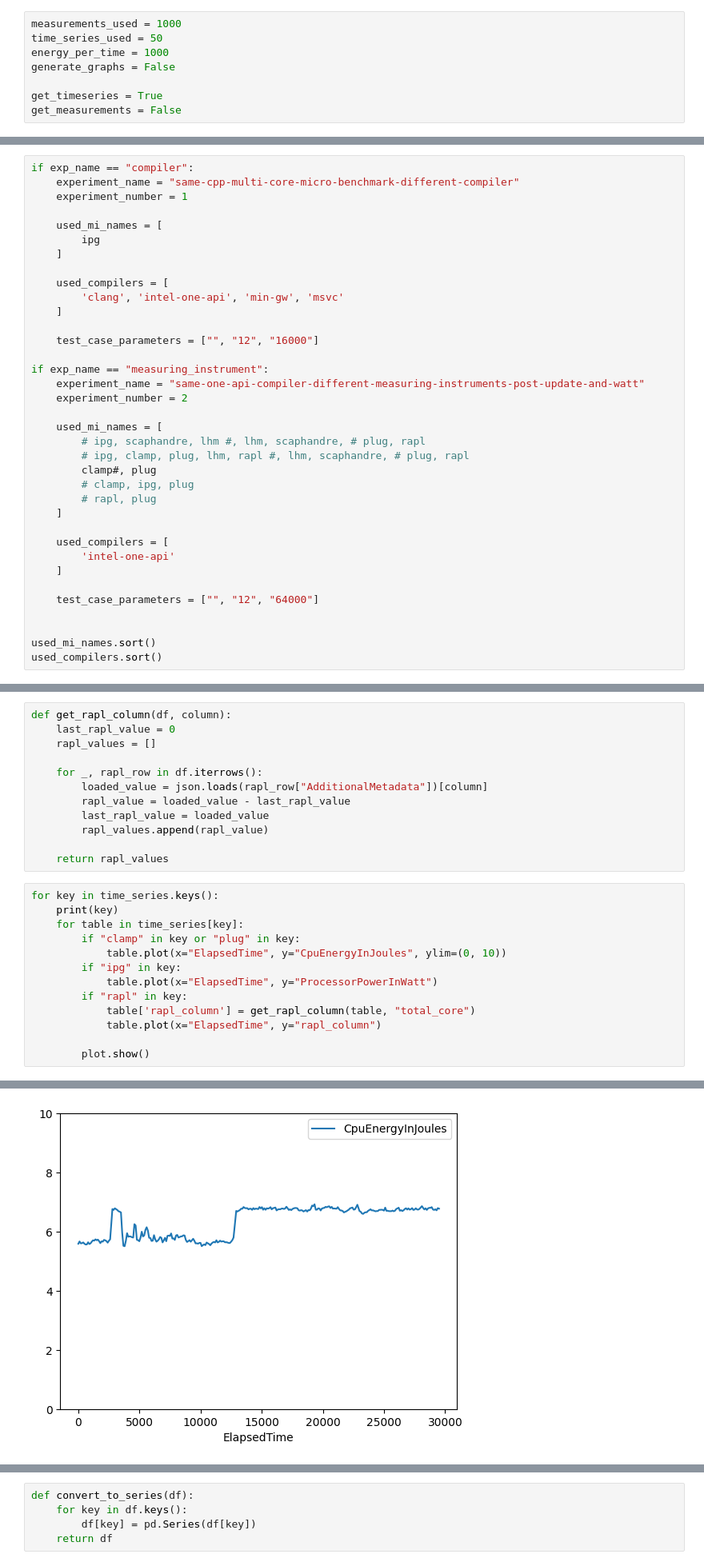
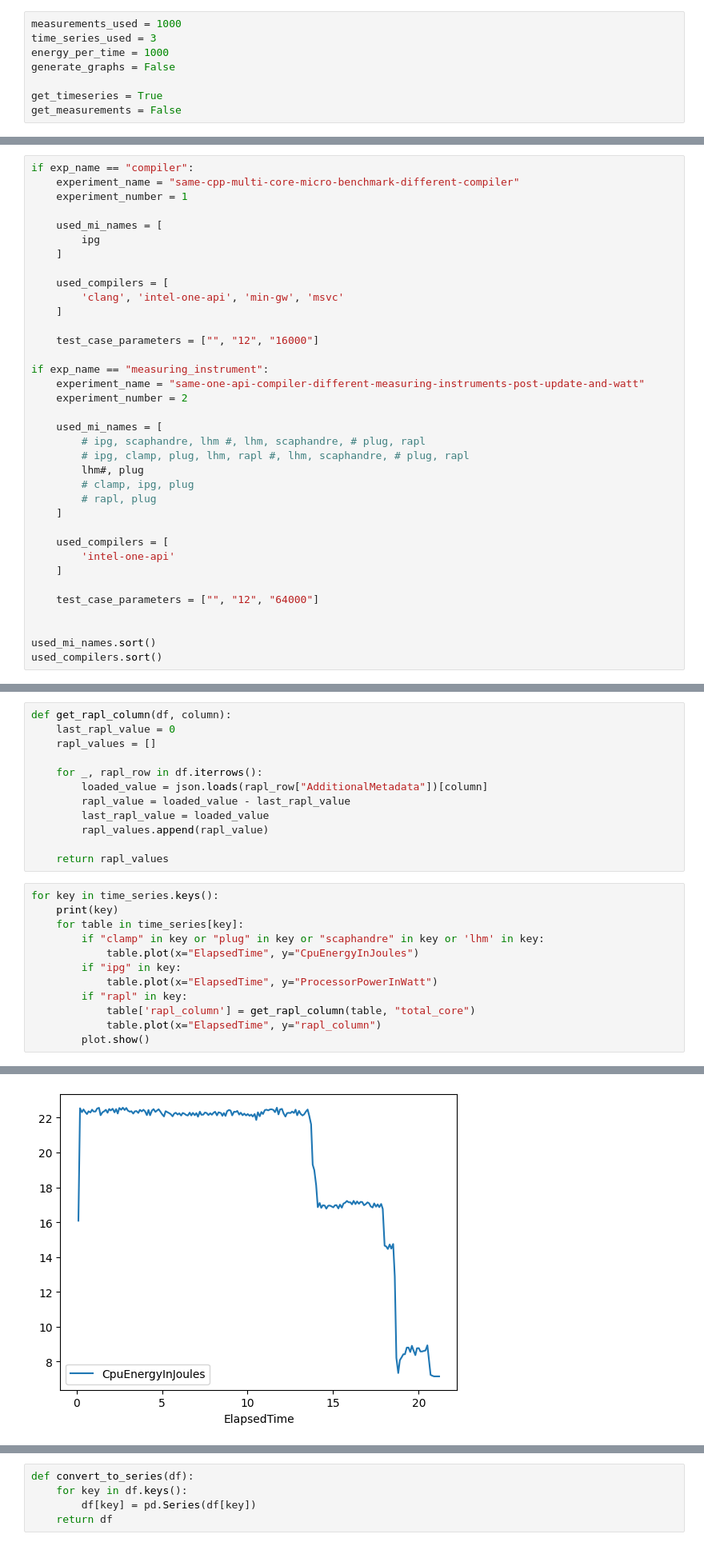
Before and after one commit to KuskIV/BDEnergy, a Jupyter notebook: analytics/result-analysis.ipynb, the cells around one changed output, grey strips where cells are left out. Shown at 80% size. Cells and saved outputs as stored; diff of their text form.

Commit message:
scaphandre

```diff
--- a/analytics/result-analysis.ipynb
+++ b/analytics/result-analysis.ipynb
@@ -21,7 +21,7 @@ db = DatabaseConnection()
 Connected to MySQL Server version  8.0.32-24
 # %%
 measurements_used = 1000
-time_series_used = 50
+time_series_used = 3
 energy_per_time = 1000
 generate_graphs = False
 
@@ -120,7 +120,7 @@ if exp_name == "measuring_instrument":
     used_mi_names = [
         # ipg, scaphandre, lhm #, lhm, scaphandre, # plug, rapl
         # ipg, clamp, plug, lhm, rapl #, lhm, scaphandre, # plug, rapl
-        clamp#, plug
+        lhm#, plug
         # clamp, ipg, plug
         # rapl, plug
     ]
@@ -331,13 +332,12 @@ def get_rapl_column(df, column):
 for key in time_series.keys():
     print(key)
     for table in time_series[key]:
-        if "clamp" in key or "plug" in key:
-            table.plot(x="ElapsedTime", y="CpuEnergyInJoules", ylim=(0, 10))
+        if "clamp" in key or "plug" in key or "scaphandre" in key or 'lhm' in key:
+            table.plot(x="ElapsedTime", y="CpuEnergyInJoules")
         if "ipg" in key:
             table.plot(x="ElapsedTime", y="ProcessorPowerInWatt")
         if "rapl" in key:
             table['rapl_column'] = get_rapl_column(table, "total_core")
             table.plot(x="ElapsedTime", y="rapl_column")
-
         plot.show()
 # %% [output]
@@ -345 +345 @@ fannkuch-redux.exe.clamp.workstationtwo.all.intel-one-api.win32nt
-[figure, old version]
+[figure, new version]
```
Also changed, not shown: parts of 11 cells of this notebook, 3 other files.
